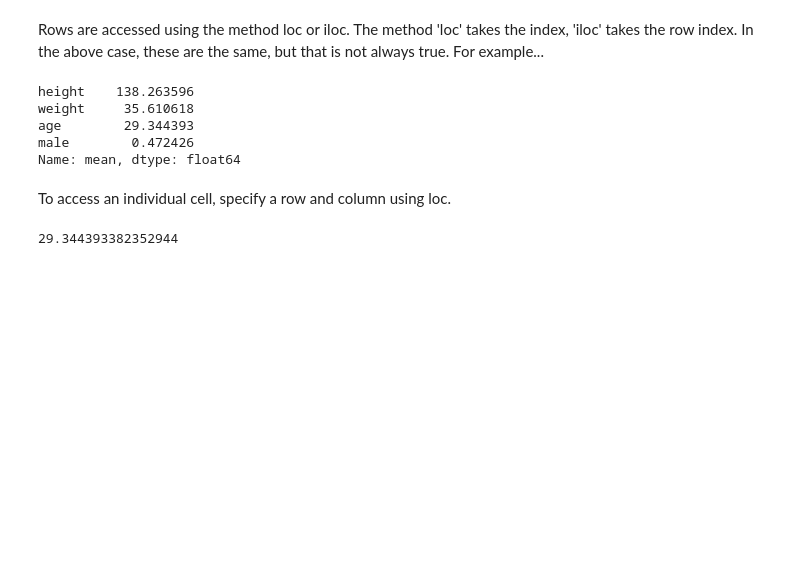
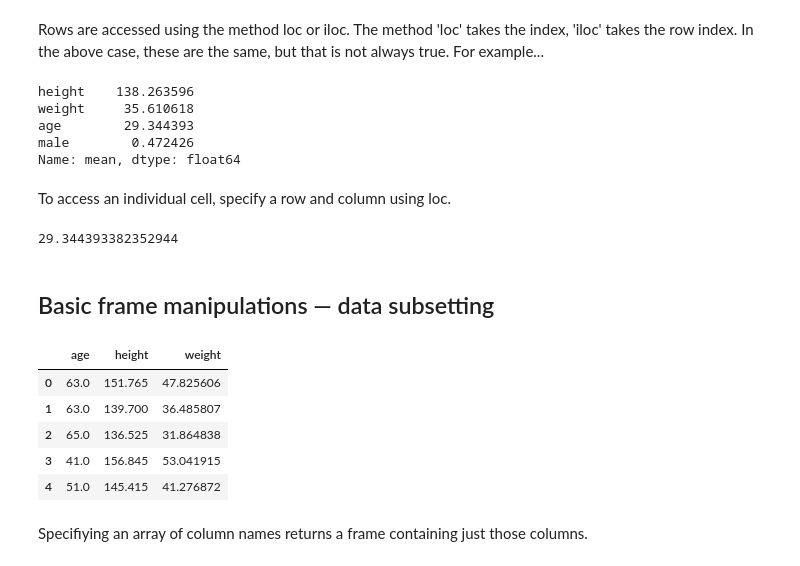
Before and after one commit to ciyer/pandas-intro, a Jupyter notebook: lessons/pandas-for-python-users.ipynb, the cells around one changed output. Drawn from its saved outputs; the diff is of its cells as text; code cells hidden in the pictures; blank space fills up the shorter version.

Commit message:
Added data subsetting section.

```diff
--- a/lessons/pandas-for-python-users.ipynb
+++ b/lessons/pandas-for-python-users.ipynb
@@ -233,3 +237,16 @@ To access an individual cell, specify a row and column using loc.
 summary_df.loc['mean', 'age']
 # %% [output]
 29.344393382352944
+# %% [markdown]
+## Basic frame manipulations — data subsetting
+# %%
+df[['age', 'height', 'weight']].head()
+# %% [output]
+|  | age | height | weight |
+| 0 | 63.0 | 151.765 | 47.825606 |
+| 1 | 63.0 | 139.700 | 36.485807 |
+| 2 | 65.0 | 136.525 | 31.864838 |
+| 3 | 41.0 | 156.845 | 53.041915 |
+| 4 | 51.0 | 145.415 | 41.276872 |
+# %% [markdown]
+Specifiying an array of column names returns a frame containing just those columns.
```
Also changed, not shown: parts of 18 cells of this notebook.
